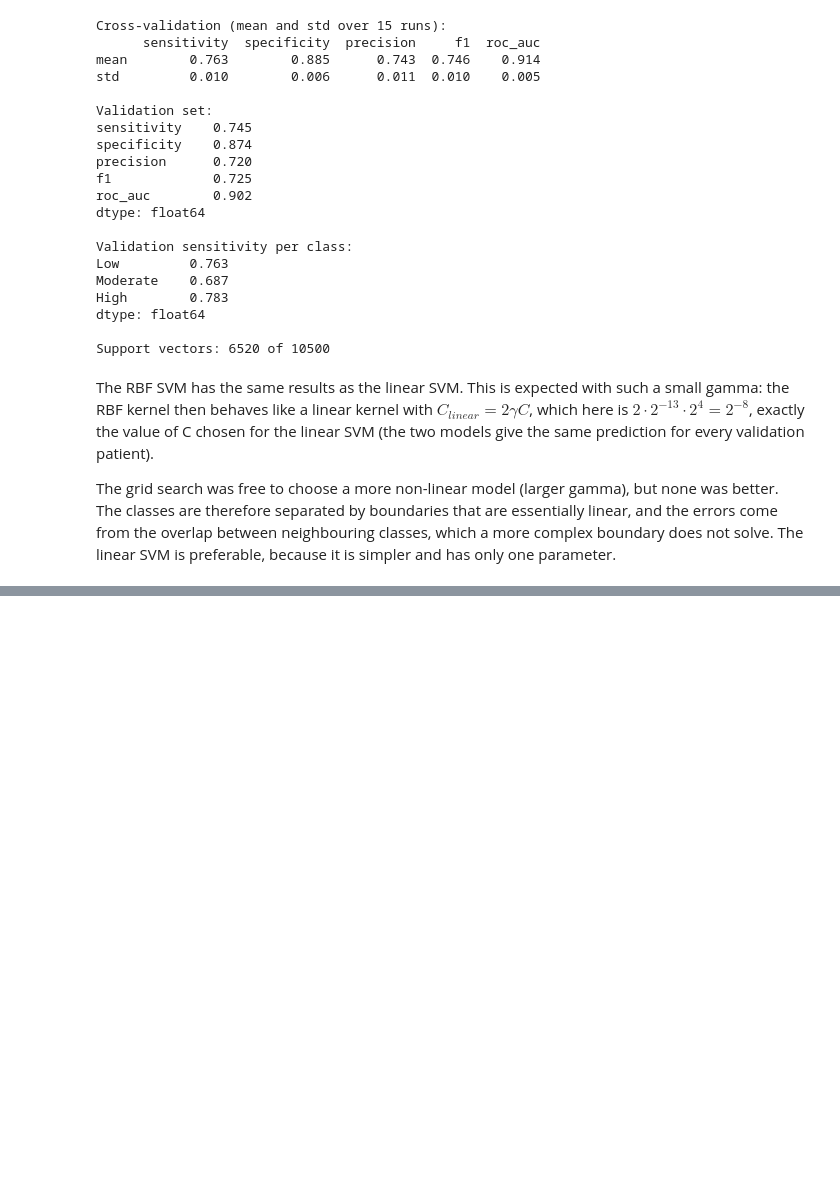
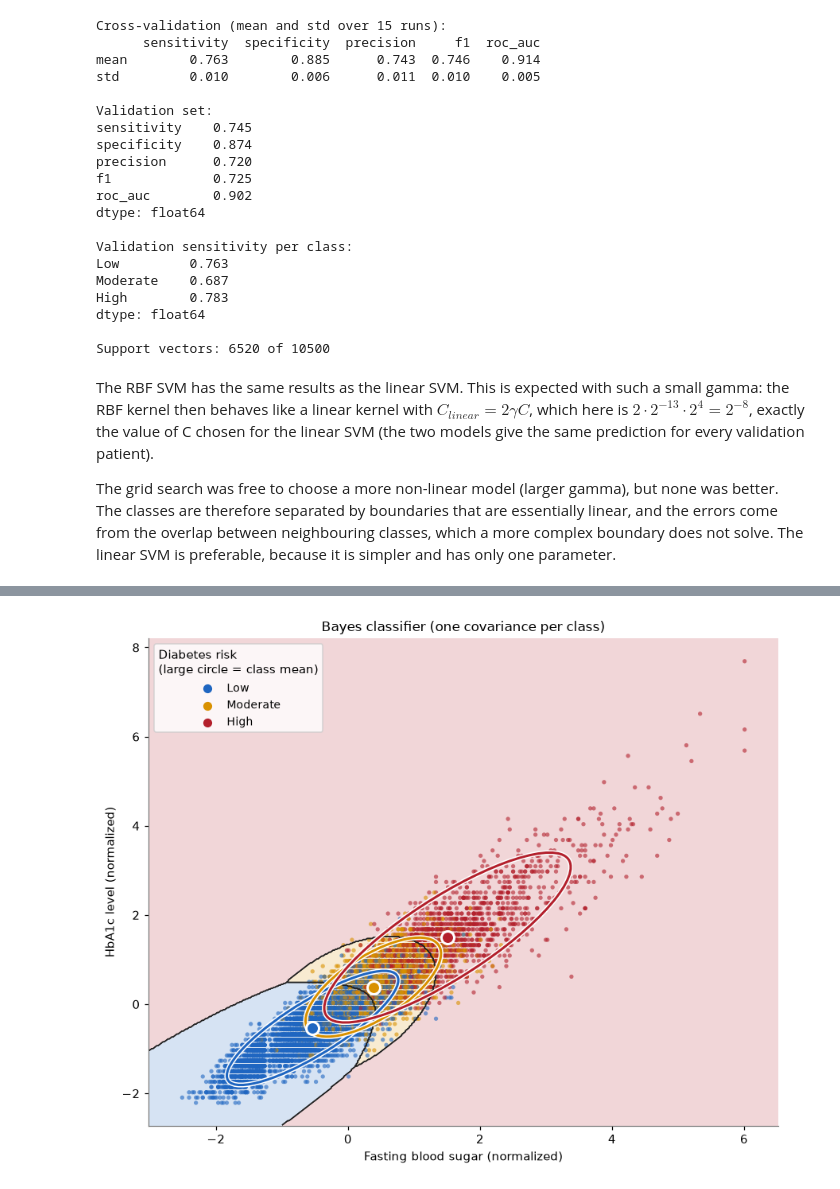
Before and after one commit to rodrigojsm/AC_Project, a Jupyter notebook: AC_project.ipynb, the cells around one changed output, grey strips where cells are left out. Cells and saved outputs as stored; diff of their text form; code cells hidden in the pictures; blank space fills up the shorter version.

Commit message:
Bayes Classifier added

```diff
--- a/AC_project.ipynb
+++ b/AC_project.ipynb
@@ -1130,0 +1246,6 @@ The grid search was free to choose a more non-linear model (larger gamma), but n
+# %%
+#Bayes Decision Regions Plot (2 features):
+
+plot_decision_regions(GaussianBayes().fit(X_plot, y_plot), "Bayes classifier (one covariance per class)")
+# %% [output]
+[figure, added]
```
Also changed, not shown: parts of 8 cells of this notebook.
